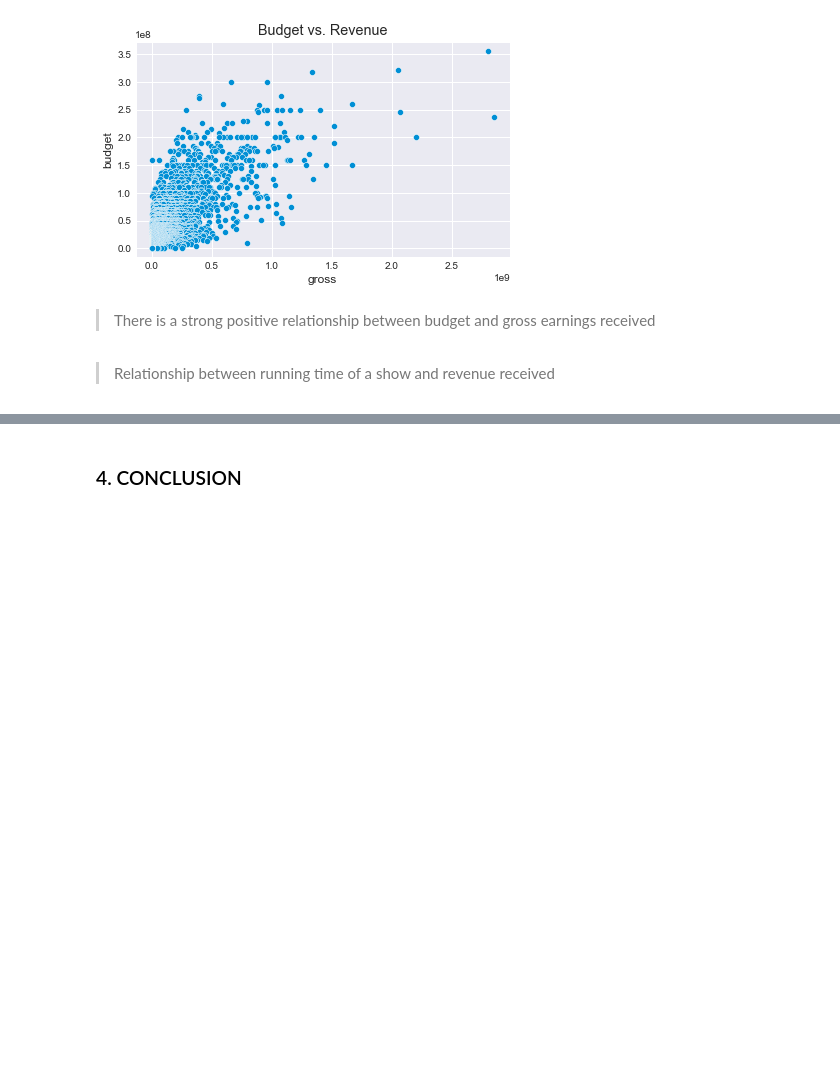
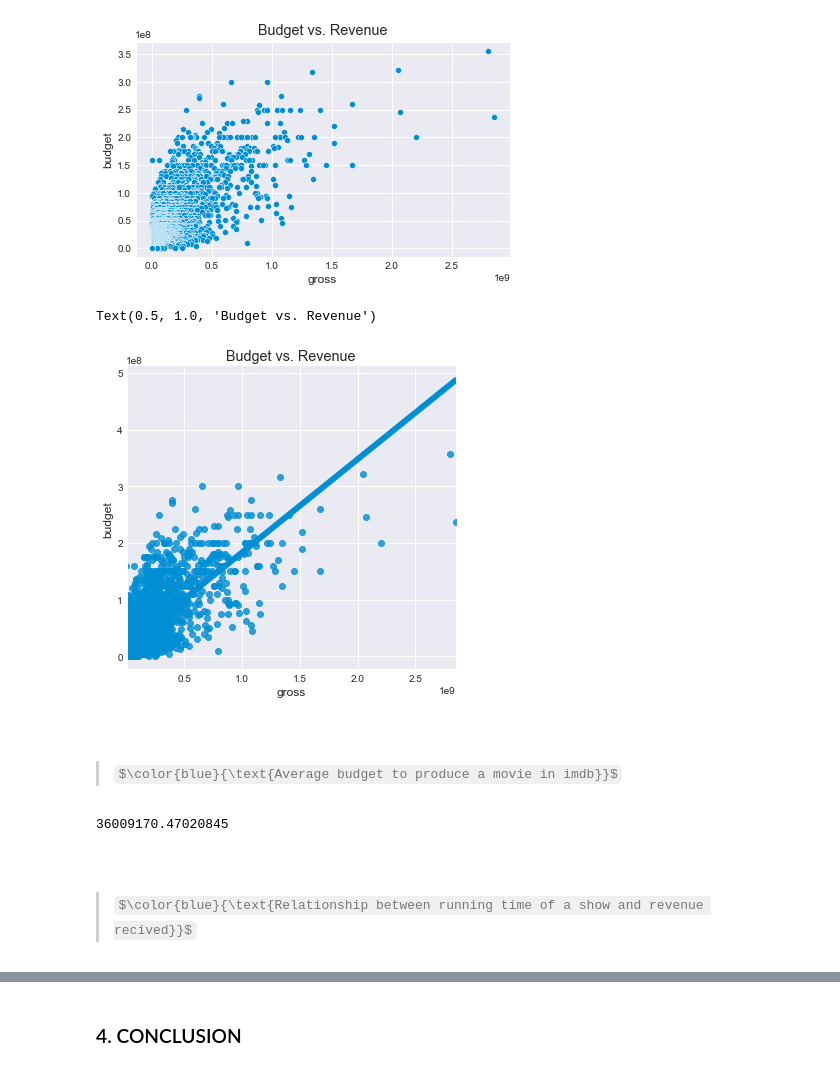
Before and after one commit to BeverlyWairimu/Film-industry-project, a Jupyter notebook: Project.ipynb, the cells around one changed output, grey strips where cells are left out. Drawn from its saved outputs; the diff is of its cells as text; code cells hidden in the pictures; some formulas as TeX source; blank space fills up the shorter version.

```diff
--- a/Project.ipynb
+++ b/Project.ipynb
@@ -1002,7 +896,26 @@ plt.title("Budget vs. Revenue")
 # %% [output]
 Text(0.5, 1.0, 'Budget vs. Revenue')
 [figure]
-# %% [markdown]
-> There is a strong positive relationship between budget and gross earnings received
+# %%
+#seaborn for data visualization
+sns.lmplot(x="gross",
+            y="budget",
+            ci=None,
+            data=imdb_movies);
+plt.title("Budget vs. Revenue")
+# %% [output]
+Text(0.5, 1.0, 'Budget vs. Revenue')
+[figure, added]
+# %% [markdown]
+<br>
+# %% [markdown]
+> $\color{blue}{\text{Average budget to produce a movie in imdb}}$
+# %%
+#Average budget to produce a movie in imdb
+imdb_movies['budget'].mean()
+# %% [output]
+36009170.47020845
+# %% [markdown]
+<br>
 # %% [markdown]
-> Relationship between running time of a show and revenue received
+> $\color{blue}{\text{Relationship between running time of a show and revenue recived}}$
```
Also changed, not shown: parts of 100 cells of this notebook.
